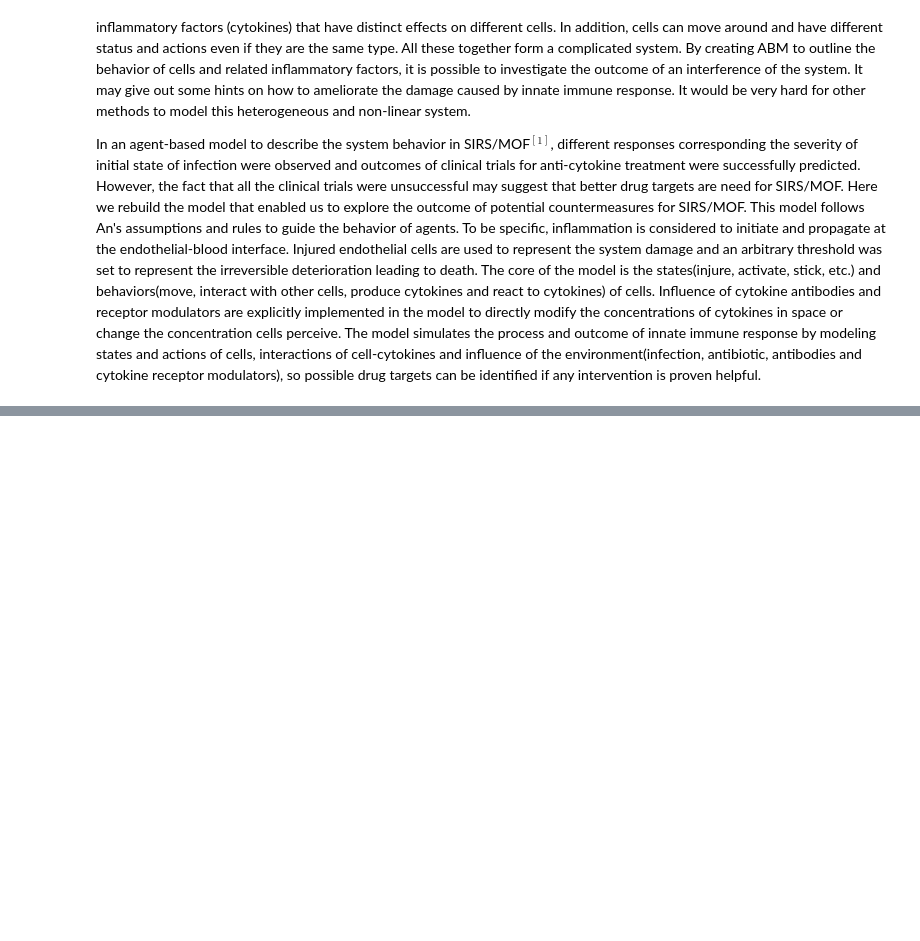
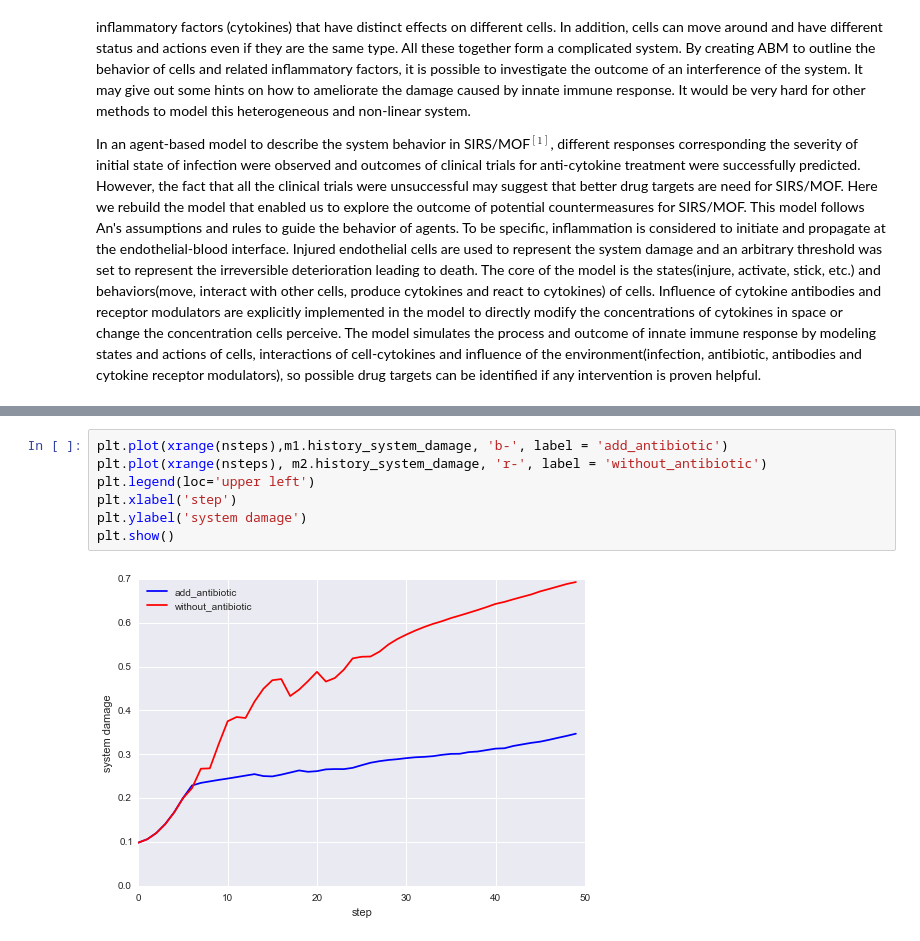
Before and after one commit to yayazhai/COMPLXSYS530, a Jupyter notebook: Innate_Immune_Response_Project/Innate_immune_response_model-Final.ipynb, the cells around one changed output, grey strips where cells are left out. Cells and saved outputs as stored; diff of their text form; blank space fills up the shorter version.

```diff
--- a/Innate_Immune_Response_Project/Innate_immune_response_model-Final.ipynb
+++ b/Innate_Immune_Response_Project/Innate_immune_response_model-Final.ipynb
@@ -1387,0 +1140,9 @@ Thank Michael Bommarito and Sarah Cherng, the instructors of the course CSCS530,
+# %%
+plt.plot(xrange(nsteps),m1.history_system_damage, 'b-', label = 'add_antibiotic')
+plt.plot(xrange(nsteps), m2.history_system_damage, 'r-', label = 'without_antibiotic')
+plt.legend(loc='upper left')
+plt.xlabel('step')
+plt.ylabel('system damage')
+plt.show()
+# %% [output]
+[figure, added]
```
Also changed, not shown: parts of 53 cells of this notebook.
